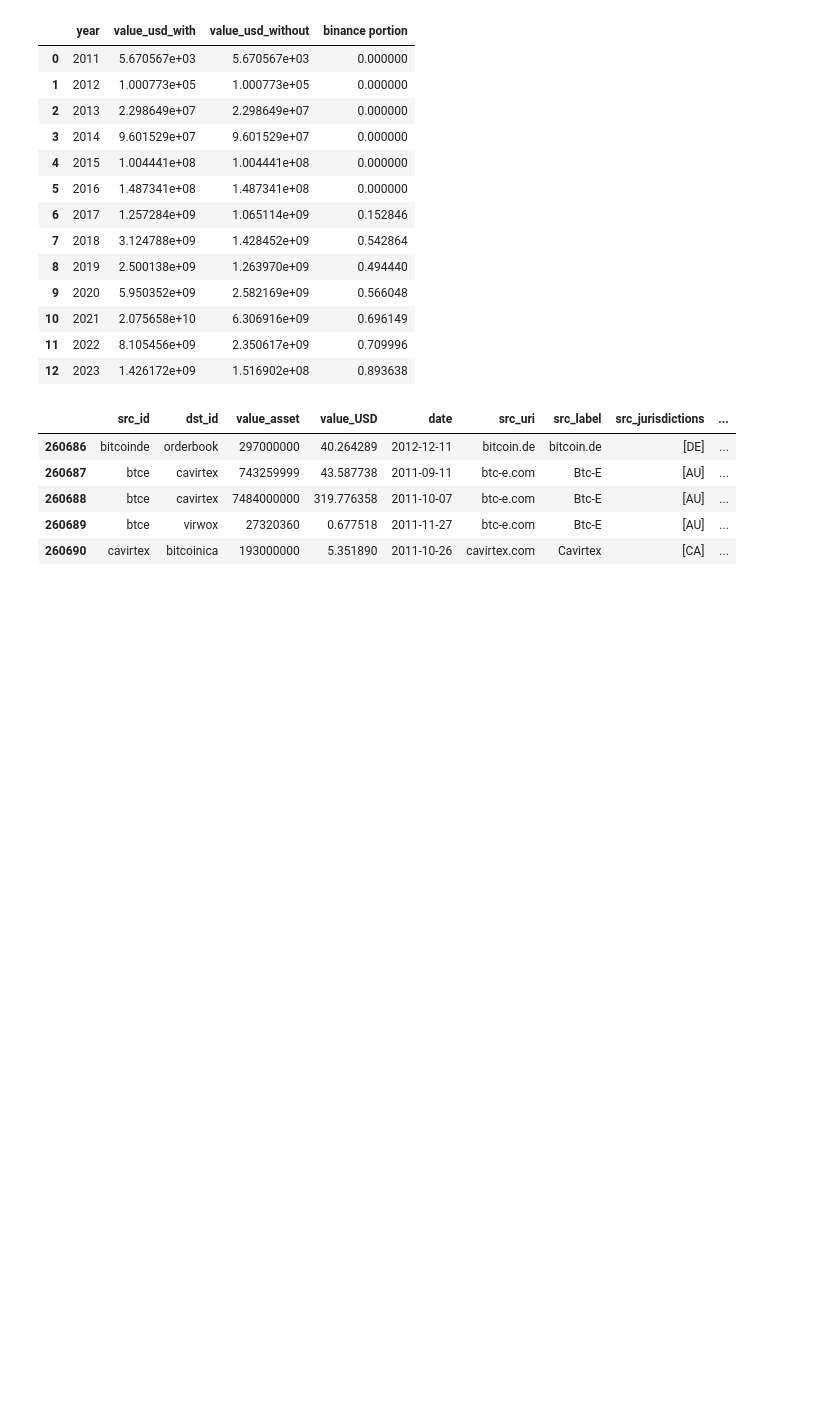
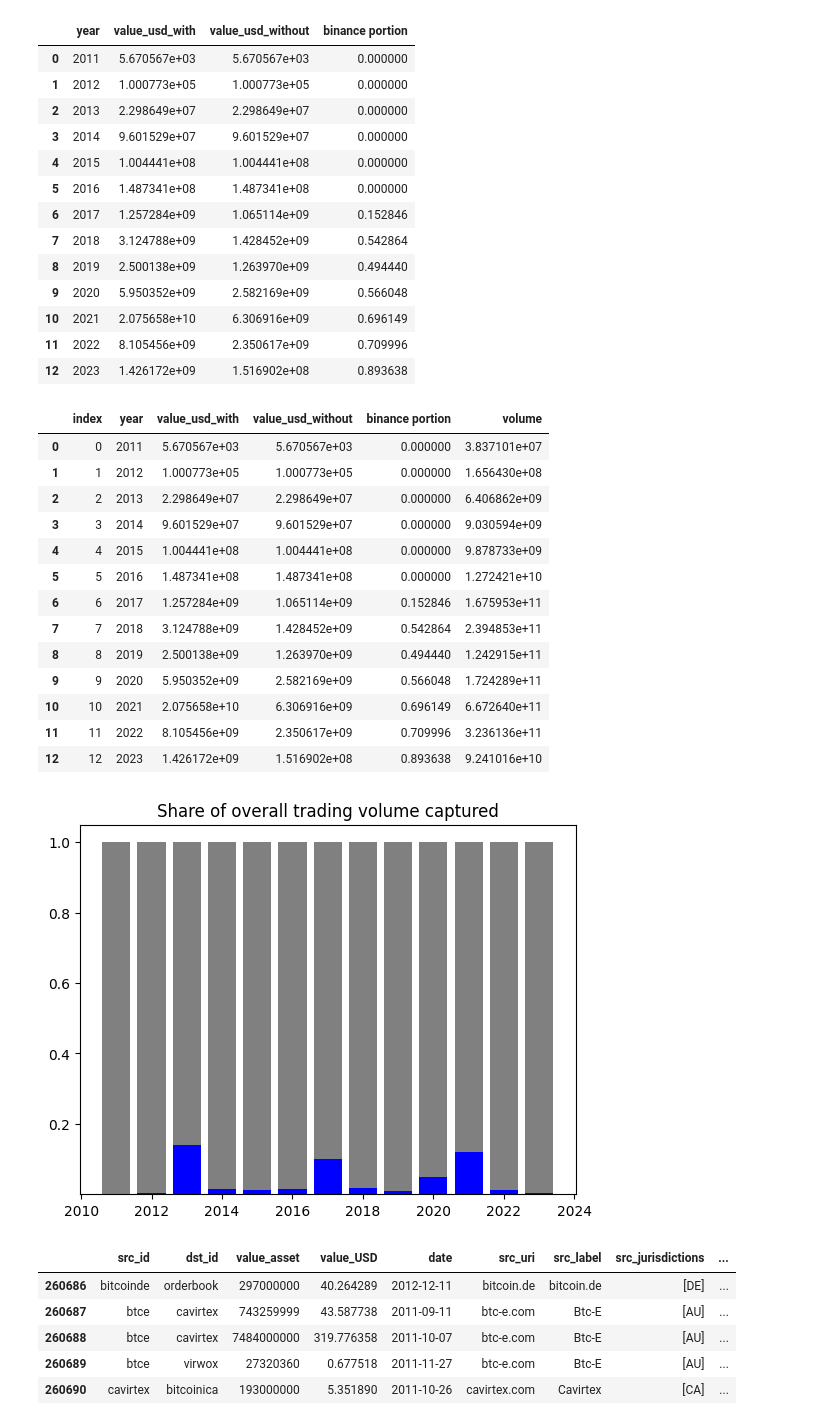
Before and after one commit to FlowDrucka64/MoneyFlow, a Jupyter notebook: data_exploration.ipynb, the cells around one changed output. Saved outputs shown, nothing was run; the diff lists cells and outputs as text; code cells hidden in the pictures; blank space fills up the shorter version.

Commit message:
Calculate share of overall trading volume

```diff
--- a/data_exploration.ipynb
+++ b/data_exploration.ipynb
@@ -122,0 +125,6 @@ display(gdp_meta.head())
+# %%
+trading_volume = pd.read_csv('data/bitcoin_trading_volume.csv')
+trading_volume.Time = pd.to_datetime(trading_volume.Time)
+trading_volume['year'] = trading_volume.Time.dt.year
+
+display(trading_volume)
@@ -321,6 +343,45 @@ display(yearly)
 | 10 | 2021 | 2.075658e+10 | 6.306916e+09 | 0.696149 |
 | 11 | 2022 | 8.105456e+09 | 2.350617e+09 | 0.709996 |
 | 12 | 2023 | 1.426172e+09 | 1.516902e+08 | 0.893638 |
+# %%
+# Compare value per year with overall BTC trading volume
+yearly_flow = yearly.copy()
+volume_year = trading_volume.groupby(["year"])['volume'].sum().reset_index()
+merged_volume = pd.merge(yearly_flow, volume_year, on='year', how='inner').reset_index()
+
+display(merged_volume)
+
+fig, ax = plt.subplots()
+bottom = np.zeros(3)
+width=0.8
+
+for yearly_volume in merged_volume.iterrows():
+    year = yearly_volume[1].year
+    value_flow = yearly_volume[1].value_usd_with
+    relative_value_flow = value_flow / volume
+    volume = yearly_volume[1].volume
+    ax.bar(year, relative_value_flow, width, label=year, bottom=0, color='blue')
+    ax.bar(year, 1 - relative_value_flow, width, label=year, bottom=relative_value_flow, color='gray')
+
+ax.set_title("Share of overall trading volume captured")
+
+plt.show()
+# %% [output]
+|  | index | year | value_usd_with | value_usd_without | binance portion | volume |
+| 0 | 0 | 2011 | 5.670567e+03 | 5.670567e+03 | 0.000000 | 3.837101e+07 |
+| 1 | 1 | 2012 | 1.000773e+05 | 1.000773e+05 | 0.000000 | 1.656430e+08 |
+| 2 | 2 | 2013 | 2.298649e+07 | 2.298649e+07 | 0.000000 | 6.406862e+09 |
+| 3 | 3 | 2014 | 9.601529e+07 | 9.601529e+07 | 0.000000 | 9.030594e+09 |
+| 4 | 4 | 2015 | 1.004441e+08 | 1.004441e+08 | 0.000000 | 9.878733e+09 |
+| 5 | 5 | 2016 | 1.487341e+08 | 1.487341e+08 | 0.000000 | 1.272421e+10 |
+| 6 | 6 | 2017 | 1.257284e+09 | 1.065114e+09 | 0.152846 | 1.675953e+11 |
+| 7 | 7 | 2018 | 3.124788e+09 | 1.428452e+09 | 0.542864 | 2.394853e+11 |
+| 8 | 8 | 2019 | 2.500138e+09 | 1.263970e+09 | 0.494440 | 1.242915e+11 |
+| 9 | 9 | 2020 | 5.950352e+09 | 2.582169e+09 | 0.566048 | 1.724289e+11 |
+| 10 | 10 | 2021 | 2.075658e+10 | 6.306916e+09 | 0.696149 | 6.672640e+11 |
+| 11 | 11 | 2022 | 8.105456e+09 | 2.350617e+09 | 0.709996 | 3.236136e+11 |
+| 12 | 12 | 2023 | 1.426172e+09 | 1.516902e+08 | 0.893638 | 9.241016e+10 |
+[figure, added]
 # %%
 # Transform jurisdiction string into list element
 merged_df = merged_df.assign(src_jurisdictions=merged_df.src_jurisdictions.str.split(','))
```
Also changed, not shown: parts of 4 cells of this notebook.
